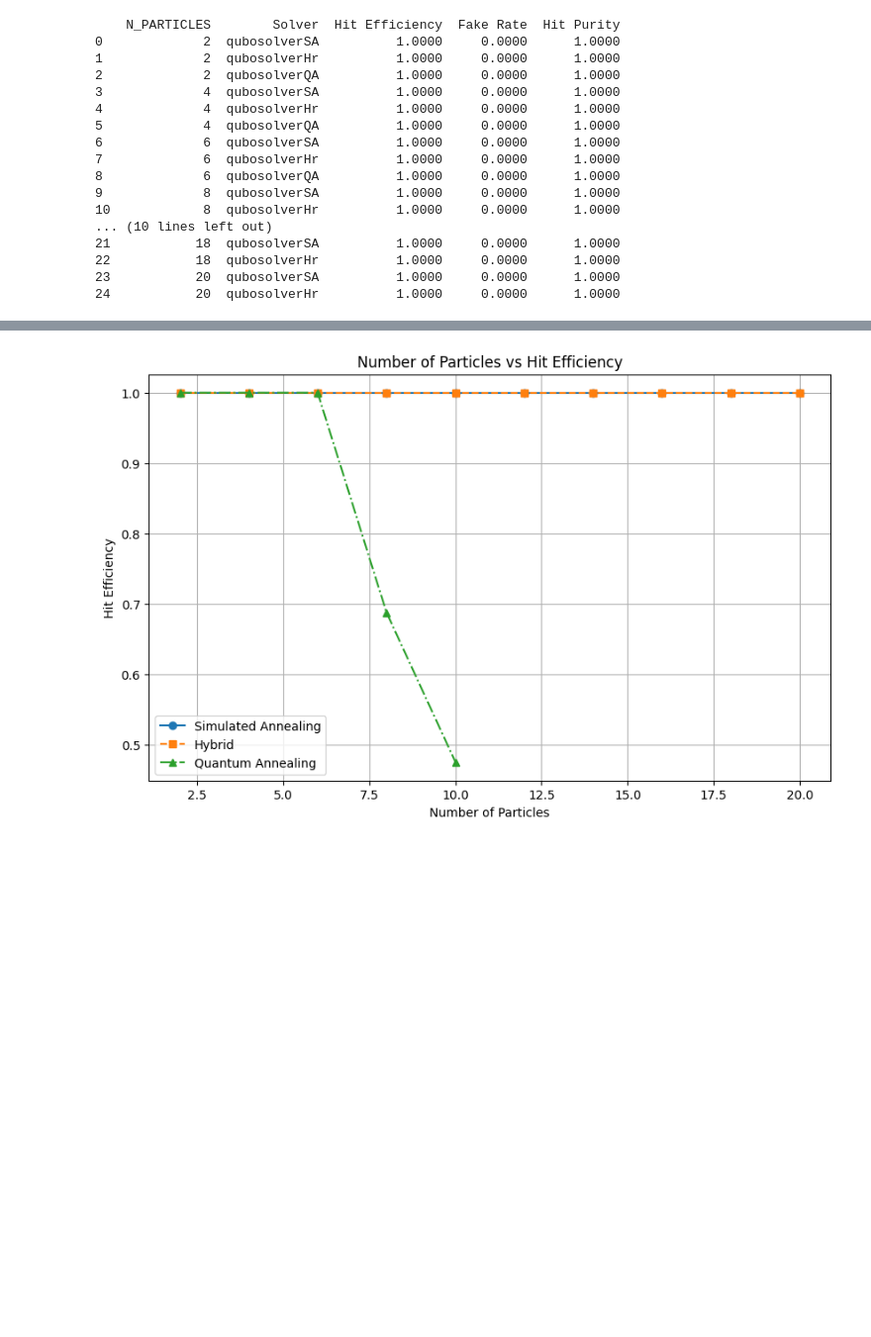
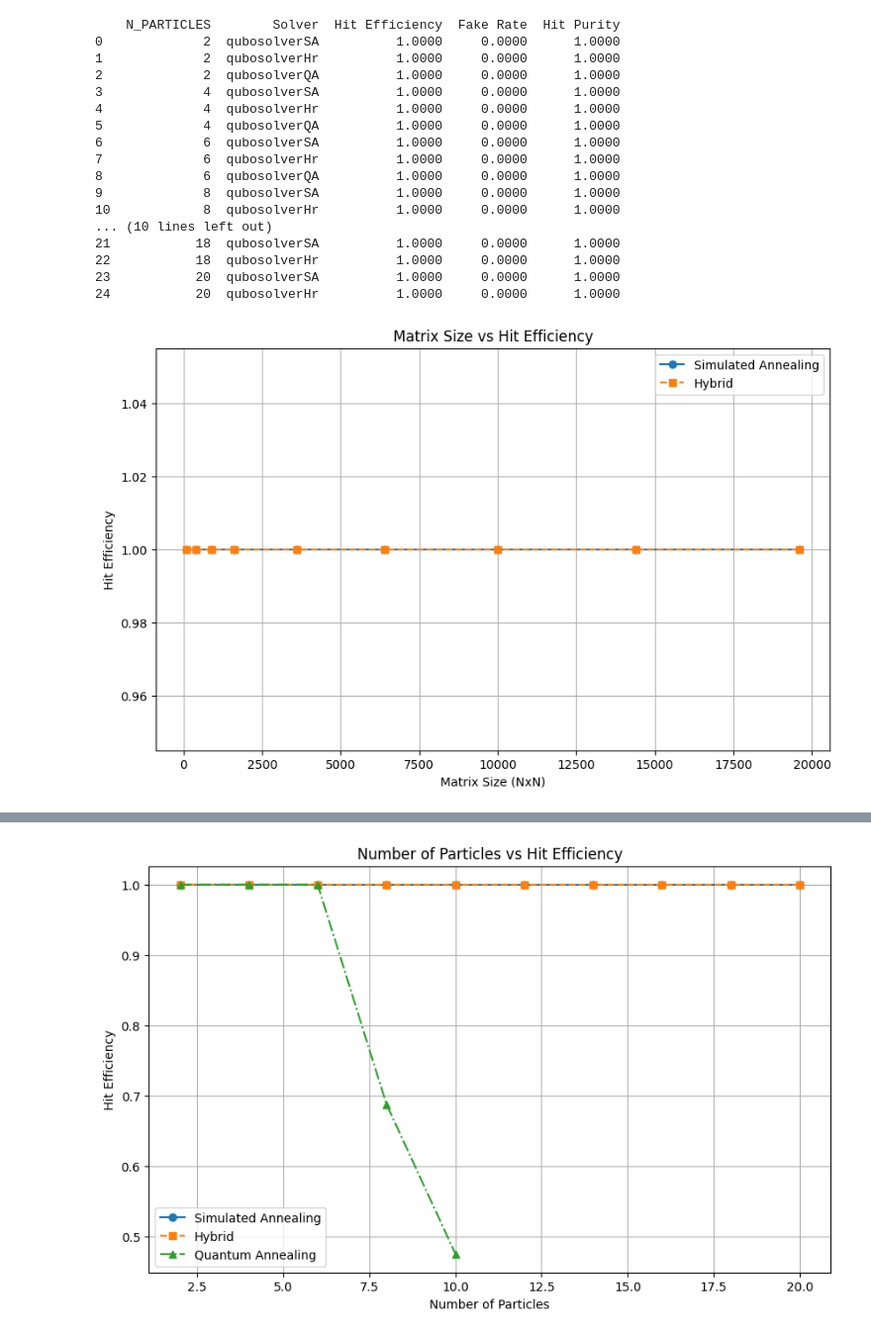
Before and after one commit to vitahehe/quantum-ocean-sdk, a Jupyter notebook: TESTINGSOLUTIONS.ipynb, the cells around one changed output, grey strips where cells are left out. Shown at 99% size. Saved outputs shown, nothing was run; the diff lists cells and outputs as text; code cells hidden in the pictures; blank space fills up the shorter version.

Commit message:
qubos scaling up and accuracy test-Great succes! up to a size of 20000 NxN the hit effeicincy is perfect, 0 fake rates

```diff
--- a/TESTINGSOLUTIONS.ipynb
+++ b/TESTINGSOLUTIONS.ipynb
@@ -408,3 +440,101 @@ print(results_df)
 22           18  qubosolverHr          1.0000     0.0000      1.0000
 23           20  qubosolverSA          1.0000     0.0000      1.0000
 24           20  qubosolverHr          1.0000     0.0000      1.0000
+# %%
+import matplotlib.pyplot as plt
+import pickle
+import pandas as pd
+
+# Load the progress data from the pickle file
+def load_progress(pickle_file):
+    """Load data from a pickle file."""
+    try:
+        with open(pickle_file, 'rb') as f:
+            return pickle.load(f)
+    except FileNotFoundError:
+        print(f"Pickle file {pickle_file} not found.")
+        return []
+
+# Plot function for Hit Efficiency, Fake Rate, and Hit Purity against Matrix Size
+def plot_results_by_matrix_size(pickle_file='progress.pkl'):
+    # Load the results from the pickle file
+    results = load_progress(pickle_file)
+    if not results:
+        print("No data found in the pickle file.")
+        return
+
+    # Convert to DataFrame
+    results_df = pd.DataFrame(results)
+
+    # Filter out entries without accuracy metrics (like TrueSolution rows)
+    results_df = results_df[results_df['Solver'] != "TrueSolution"]
+
+    # Add a Matrix Size column
+    results_df['Matrix Size'] = 4 * (results_df['N_PARTICLES'] ** 2)
+
+    # Solver name mappings
+    solver_names = {
+        "qubosolverSA": "Simulated Annealing",
+        "qubosolverHr": "Hybrid",
+        "qubosolverQA": "Quantum Annealing"
+    }
+
+    solvers = results_df['Solver'].unique()  # Get unique solvers
+
+    # Define styles
+    linestyles = ['-', '--', '-.', ':']  # Different line styles
+    markers = ['o', 's', '^', 'D']       # Different markers
+
+    # Ensure there are enough styles for all solvers
+    styles = zip(linestyles * (len(solvers) // len(linestyles) + 1),
+                 markers * (len(solvers) // len(markers) + 1))
+
+    style_map = {solver: style for solver, style in zip(solvers, styles)}
+
+    # Plot 1: Matrix Size vs Hit Efficiency
+    plt.figure(figsize=(10, 6))
+    for solver in solvers:
+        solver_data = results_df[results_df['Solver'] == solver]
+        linestyle, marker = style_map[solver]
+        plt.plot(solver_data['Matrix Size'], solver_data['Hit Efficiency'],
+                 label=solver_names.get(solver, solver), linestyle=linestyle, marker=marker)
+    plt.title("Matrix Size vs Hit Efficiency")
+    plt.xlabel("Matrix Size (NxN)")
+    plt.ylabel("Hit Efficiency")
+    plt.legend()
+    plt.grid(True)
+    plt.show()
+
+    # Plot 2: Matrix Size vs Fake Rate
+    plt.figure(figsize=(10, 6))
+    for solver in solvers:
+        solver_data = results_df[results_df['Solver'] == solver]
+        linestyle, marker = style_map[solver]
+        plt.plot(solver_data['Matrix Size'], solver_data['Fake Rates'],
+                 label=solver_names.get(solver, solver), linestyle=linestyle, marker=marker)
+    plt.title("Matrix Size vs Fake Rate")
+    plt.xlabel("Matrix Size (NxN)")
+    plt.ylabel("Fake Rate")
+    plt.legend()
+    plt.grid(True)
+    plt.show()
+
+    # Plot 3: Matrix Size vs Hit Purity
+    plt.figure(figsize=(10, 6))
+    for solver in solvers:
+        solver_data = results_df[results_df['Solver'] == solver]
+        linestyle, marker = style_map[solver]
+        plt.plot(solver_data['Matrix Size'], solver_data['Hit Purity'],
+                 label=solver_names.get(solver, solver), linestyle=linestyle, marker=marker)
+    plt.title("Matrix Size vs Hit Purity")
+    plt.xlabel("Matrix Size (NxN)")
+    plt.ylabel("Hit Purity")
+    plt.legend()
+    plt.grid(True)
+    plt.show()
+
+
+# Generate the plots
+plot_results_by_matrix_size('progress.pkl')
+# %% [output]
+[figure, added]
```
Also changed, not shown: parts of 5 cells of this notebook, 3 other files.
